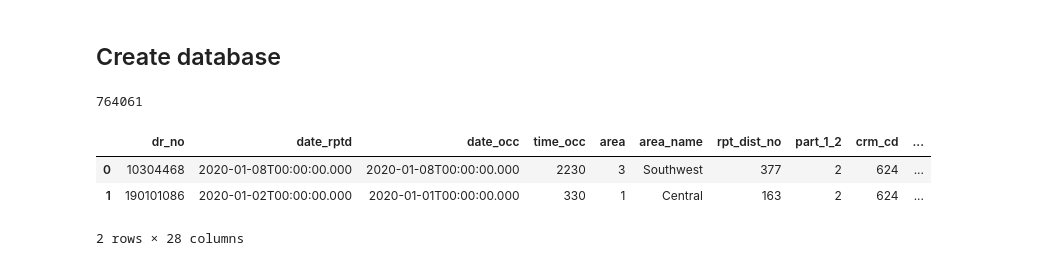
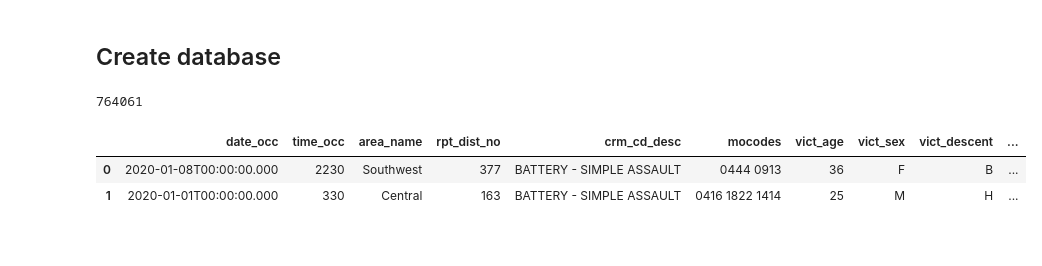
Before and after one commit to LAFG16/final_proyect_crime, a Jupyter notebook: src/02. SQL Database.ipynb, the cells around one changed output. Cells and saved outputs as stored; diff of their text form; code cells hidden in the pictures.

```diff
--- a/src/02. SQL Database.ipynb
+++ b/src/02. SQL Database.ipynb
@@ -31,9 +25,29 @@ query = pd.read_sql_query("SELECT * from Crime", conn)
+# %%
+# Convertir consulta de SQL en Dataframe
+query = """SELECT date_occ,
+                time_occ,
+                area_name,
+                rpt_dist_no,
+                crm_cd_desc,
+                mocodes,
+                vict_age,
+                vict_sex,
+                vict_descent,
+                premis_desc,
+                weapon_desc,
+                status_desc,
+                location,
+                lat,
+                lon
+            from Crime
+            WHERE strftime('%Y', date_occ) >= '2020'"""
+
+result = pd.read_sql_query(query, conn)
 # %%
-query.head(2)
+result.head(2)
 # %% [output]
-|  | dr_no | date_rptd | date_occ | time_occ | area | area_name | rpt_dist_no | part_1_2 | crm_cd | ... |
-| 0 | 10304468 | 2020-01-08T00:00:00.000 | 2020-01-08T00:00:00.000 | 2230 | 3 | Southwest | 377 | 2 | 624 | ... |
-| 1 | 190101086 | 2020-01-02T00:00:00.000 | 2020-01-01T00:00:00.000 | 330 | 1 | Central | 163 | 2 | 624 | ... |
+|  | date_occ | time_occ | area_name | rpt_dist_no | crm_cd_desc | mocodes | vict_age | vict_sex | vict_descent | ... |
+| 0 | 2020-01-08T00:00:00.000 | 2230 | Southwest | 377 | BATTERY - SIMPLE ASSAULT | 0444 0913 | 36 | F | B | ... |
+| 1 | 2020-01-01T00:00:00.000 | 330 | Central | 163 | BATTERY - SIMPLE ASSAULT | 0416 1822 1414 | 25 | M | H | ... |
-2 rows × 28 columns
 # %%
 # Guardar consulta en CSV
```
Also changed, not shown: parts of 4 cells of this notebook, 3 other files.
